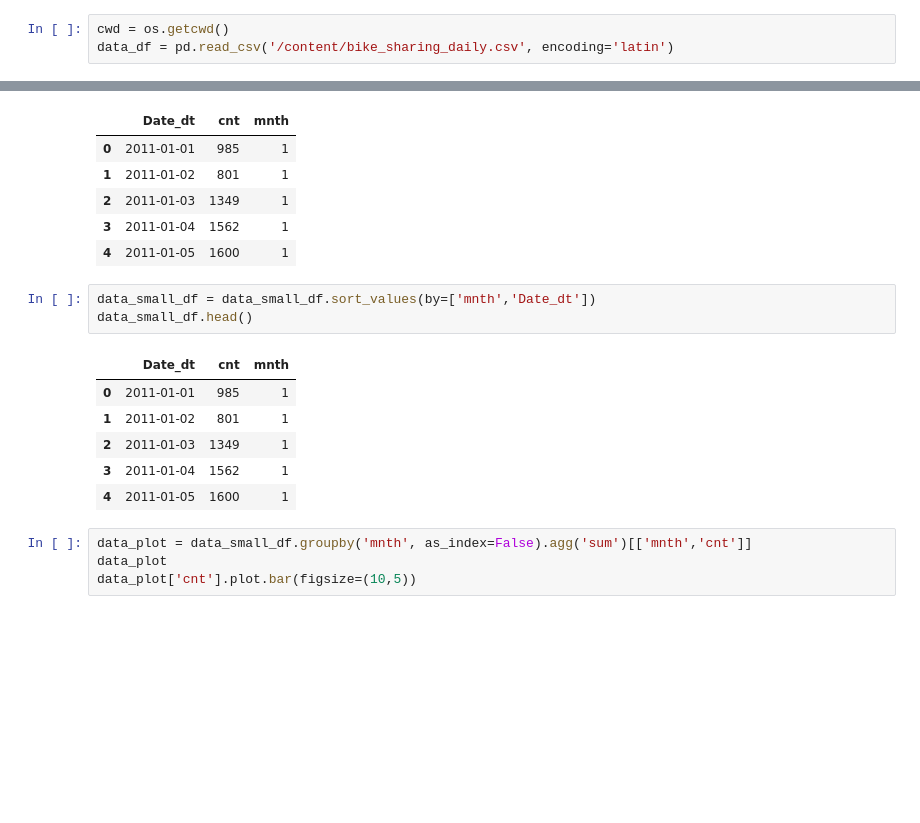
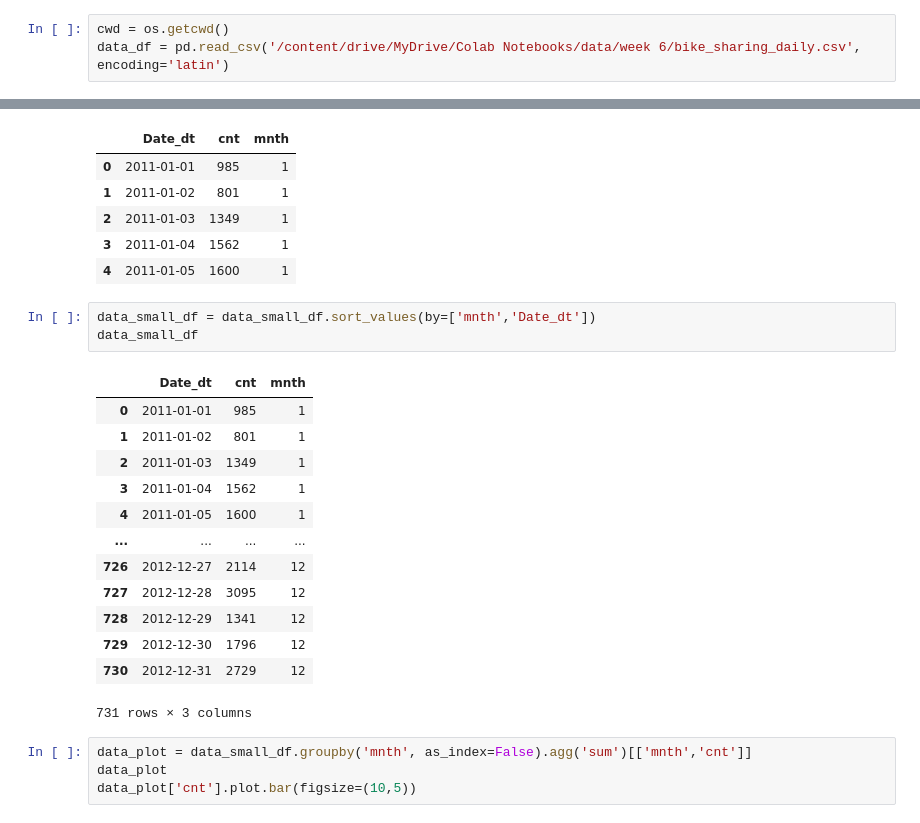
Before and after one commit to Hongkai040/Tutorials-Homework-Notebooks-1, a Jupyter notebook: Hongkai_week6_Tutorial_2_deep_knowledge_graph_categorical_tabular.ipynb, the cells around one changed output, grey strips where cells are left out. Drawn from its saved outputs; the diff is of its cells as text; blank space fills up the shorter version.

Commit message:
Week6 Tutorial 2 update

```diff
--- a/Hongkai_week6_Tutorial_2_deep_knowledge_graph_categorical_tabular.ipynb
+++ b/Hongkai_week6_Tutorial_2_deep_knowledge_graph_categorical_tabular.ipynb
@@ -516,7 +516,7 @@ from sklearn.preprocessing import MinMaxScaler
 ### Read Data
 # %%
 cwd = os.getcwd()
-data_df = pd.read_csv('/content/bike_sharing_daily.csv', encoding='latin')
+data_df = pd.read_csv('/content/drive/MyDrive/Colab Notebooks/data/week 6/bike_sharing_daily.csv', encoding='latin')
 # %%
 data_df.head()
 # %% [output]
@@ -542,14 +542,21 @@ data_small_df.head()
 | 4 | 2011-01-05 | 1600 | 1 |
 # %%
 data_small_df = data_small_df.sort_values(by=['mnth','Date_dt'])
-data_small_df.head()
+data_small_df
 # %% [output]
 |  | Date_dt | cnt | mnth |
 | 0 | 2011-01-01 | 985 | 1 |
 | 1 | 2011-01-02 | 801 | 1 |
 | 2 | 2011-01-03 | 1349 | 1 |
 | 3 | 2011-01-04 | 1562 | 1 |
 | 4 | 2011-01-05 | 1600 | 1 |
+| ... | ... | ... | ... |
+| 726 | 2012-12-27 | 2114 | 12 |
+| 727 | 2012-12-28 | 3095 | 12 |
+| 728 | 2012-12-29 | 1341 | 12 |
+| 729 | 2012-12-30 | 1796 | 12 |
+| 730 | 2012-12-31 | 2729 | 12 |
+731 rows × 3 columns
 # %%
 data_plot = data_small_df.groupby('mnth', as_index=False).agg('sum')[['mnth','cnt']]
 data_plot
```
Also changed, not shown: parts of 48 cells of this notebook.
